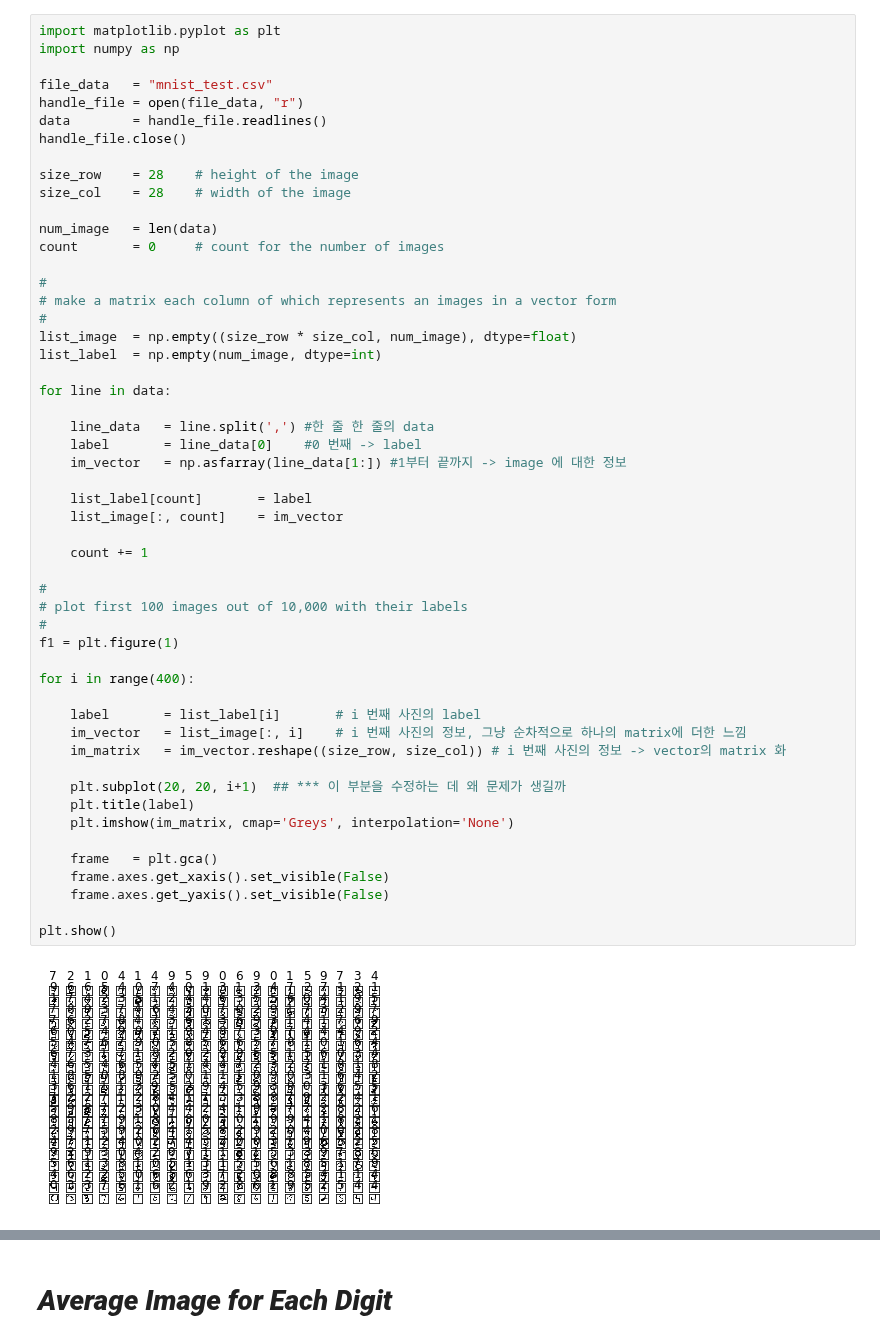
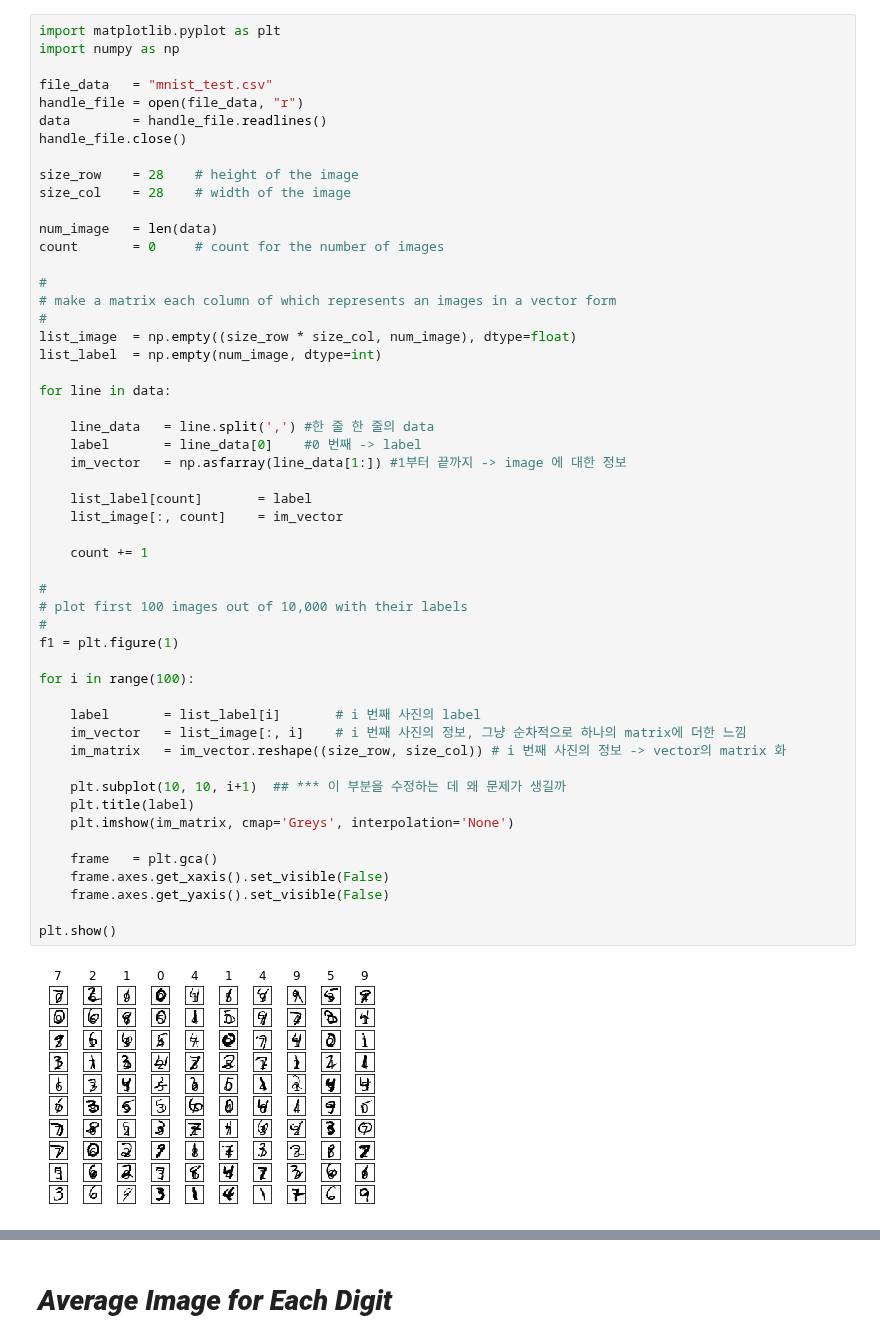
Before and after one commit to crescent98/machinelearning35911, a Jupyter notebook: assignment09.ipynb, the cells around one changed output, grey strips where cells are left out. Drawn from its saved outputs; the diff is of its cells as text.

```diff
--- a/assignment09.ipynb
+++ b/assignment09.ipynb
@@ -24,33 +24,33 @@ list_label  = np.empty(num_image, dtype=int)
 for line in data:
 
     line_data   = line.split(',') #한 줄 한 줄의 data
     label       = line_data[0]    #0 번째 -> label
     im_vector   = np.asfarray(line_data[1:]) #1부터 끝까지 -> image 에 대한 정보
 
     list_label[count]       = label
     list_image[:, count]    = im_vector
 
     count += 1
 
 #
 # plot first 100 images out of 10,000 with their labels
 #
 f1 = plt.figure(1)
 
-for i in range(400):
+for i in range(100):
 
     label       = list_label[i]       # i 번째 사진의 label
     im_vector   = list_image[:, i]    # i 번째 사진의 정보, 그냥 순차적으로 하나의 matrix에 더한 느낌
     im_matrix   = im_vector.reshape((size_row, size_col)) # i 번째 사진의 정보 -> vector의 matrix 화
 
-    plt.subplot(20, 20, i+1)  ## *** 이 부분을 수정하는 데 왜 문제가 생길까
+    plt.subplot(10, 10, i+1)  ## *** 이 부분을 수정하는 데 왜 문제가 생길까
     plt.title(label)
     plt.imshow(im_matrix, cmap='Greys', interpolation='None')
 
     frame   = plt.gca()
     frame.axes.get_xaxis().set_visible(False)
     frame.axes.get_yaxis().set_visible(False)
 
 plt.show()
 # %% [output]
-[figure, old version]
+[figure, new version]
```
Also changed, not shown: parts of 6 cells of this notebook.
